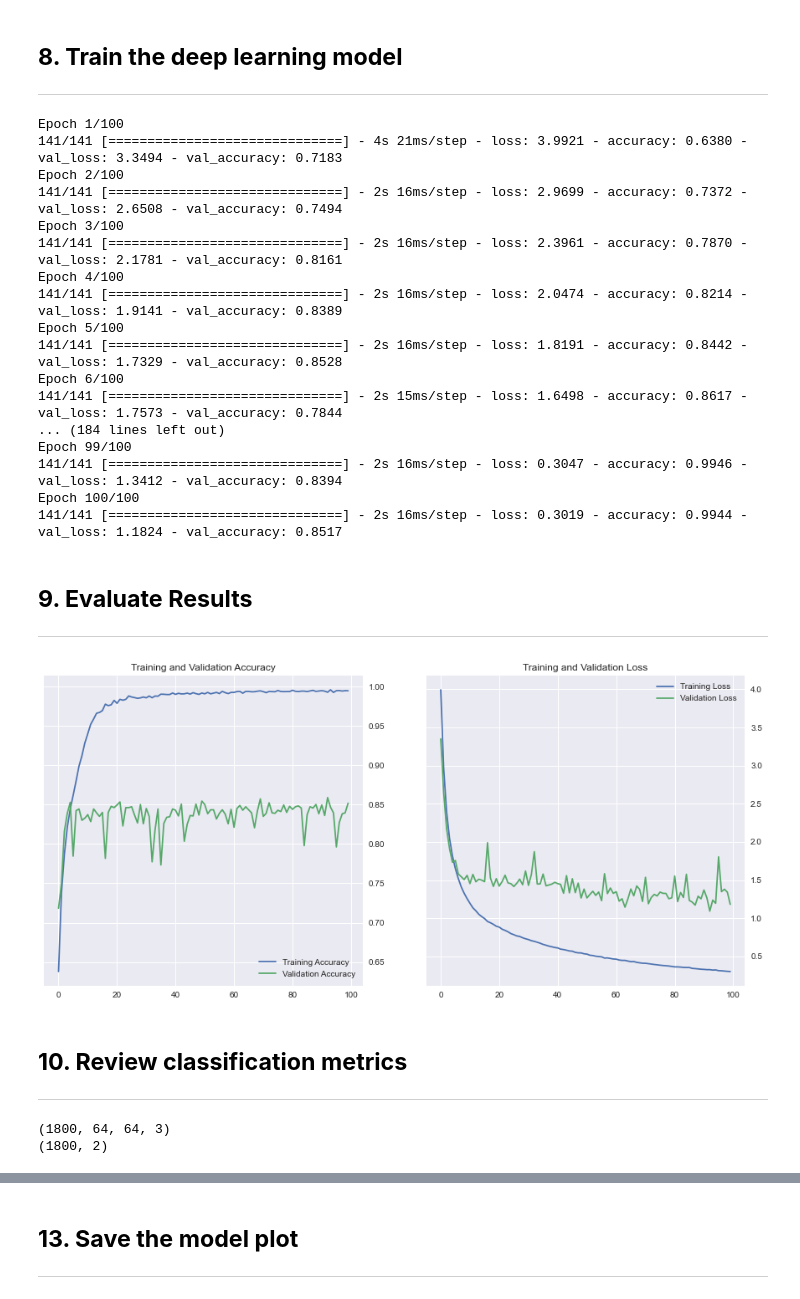
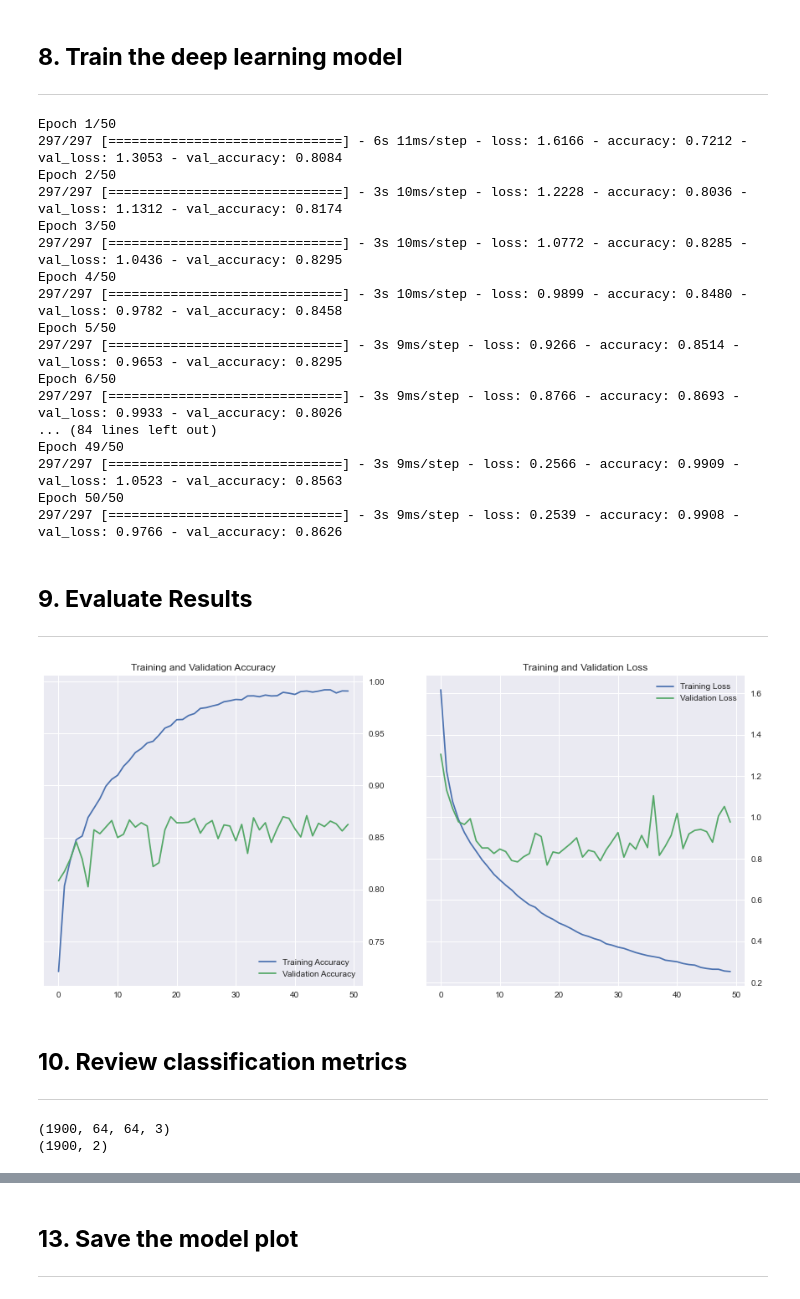
Before and after one commit to ISS-MTECH-IS-Project/PRMLS_Project, a Jupyter notebook: SystemCode/training_fish_or_not_fish.ipynb, the cells around one changed output, grey strips where cells are left out. Saved outputs shown, nothing was run; the diff lists cells and outputs as text; code cells hidden in the pictures.

```diff
--- a/SystemCode/training_fish_or_not_fish.ipynb
+++ b/SystemCode/training_fish_or_not_fish.ipynb
@@ -247,8 +250,8 @@ def get_data(data_dir):
     return np.array(data)
 
 # Fetch Train and Test Data
-train = get_data("C:\\Users\\jerem\\VirtualBox VMs\\Ubuntu\\Shared\\IRS_Project\\GitHub\\PRMLS_Project\\SystemCode\\dataset\\FishOrNotFishReduced_3_CifarMixed\\Train")
-val = get_data("C:\\Users\\jerem\\VirtualBox VMs\\Ubuntu\\Shared\\IRS_Project\\GitHub\\PRMLS_Project\\SystemCode\\dataset\\FishOrNotFishReduced_3_CifarMixed\\Test")
+train = get_data("C:\\Users\\jerem\\VirtualBox VMs\\Ubuntu\\Shared\\IRS_Project\\GitHub\\PRMLS_Project\\SystemCode\\dataset\\FishOrNotFishReduced_3_3_CifarMixed\\Train")
+val = get_data("C:\\Users\\jerem\\VirtualBox VMs\\Ubuntu\\Shared\\IRS_Project\\GitHub\\PRMLS_Project\\SystemCode\\dataset\\FishOrNotFishReduced_3_3_CifarMixed\\Test")
 # %%
 print(train.shape)
 # %% [output]
@@ -479,54 +548,61 @@ ___
 history = model.fit(x_train,                            # Training data
           y_train,                            # Training label
           validation_data = (x_val, y_val),   # Validation data and label
-          epochs = 100,                       # The amount of epochs to be trained
-          batch_size = 64,
+          epochs = 50,                       # The amount of epochs to be trained
+          batch_size = 32,
           shuffle = True,                     # To shuffle the training data
           callbacks = callbacks_list)         # Callbacks to execute the checkpoints
+
+# history = model.fit(datagen.flow(x_train, y_train, batch_size = 32),                            # Training data
+#           validation_data = (x_val, y_val),   # Validation data and label
+#           steps_per_epoch = len(x_train) // 32,
+#           epochs = 50,                       # The amount of epochs to be trained
+#           shuffle = True,                     # To shuffle the training data
+#           callbacks = callbacks_list)         # Callbacks to execute the checkpoints
 # %% [output]
-Epoch 1/100
-141/141 [==============================] - 4s 21ms/step - loss: 3.9921 - accuracy: 0.6380 - val_loss: 3.3494 - val_accuracy: 0.7183
-Epoch 2/100
-141/141 [==============================] - 2s 16ms/step - loss: 2.9699 - accuracy: 0.7372 - val_loss: 2.6508 - val_accuracy: 0.7494
-Epoch 3/100
-141/141 [==============================] - 2s 16ms/step - loss: 2.3961 - accuracy: 0.7870 - val_loss: 2.1781 - val_accuracy: 0.8161
-Epoch 4/100
-141/141 [==============================] - 2s 16ms/step - loss: 2.0474 - accuracy: 0.8214 - val_loss: 1.9141 - val_accuracy: 0.8389
-Epoch 5/100
-141/141 [==============================] - 2s 16ms/step - loss: 1.8191 - accuracy: 0.8442 - val_loss: 1.7329 - val_accuracy: 0.8528
-Epoch 6/100
-141/141 [==============================] - 2s 15ms/step - loss: 1.6498 - accuracy: 0.8617 - val_loss: 1.7573 - val_accuracy: 0.7844
-... (184 lines left out)
-Epoch 99/100
-141/141 [==============================] - 2s 16ms/step - loss: 0.3047 - accuracy: 0.9946 - val_loss: 1.3412 - val_accuracy: 0.8394
-Epoch 100/100
-141/141 [==============================] - 2s 16ms/step - loss: 0.3019 - accuracy: 0.9944 - val_loss: 1.1824 - val_accuracy: 0.8517
+Epoch 1/50
+297/297 [==============================] - 6s 11ms/step - loss: 1.6166 - accuracy: 0.7212 - val_loss: 1.3053 - val_accuracy: 0.8084
+Epoch 2/50
+297/297 [==============================] - 3s 10ms/step - loss: 1.2228 - accuracy: 0.8036 - val_loss: 1.1312 - val_accuracy: 0.8174
+Epoch 3/50
+297/297 [==============================] - 3s 10ms/step - loss: 1.0772 - accuracy: 0.8285 - val_loss: 1.0436 - val_accuracy: 0.8295
+Epoch 4/50
+297/297 [==============================] - 3s 10ms/step - loss: 0.9899 - accuracy: 0.8480 - val_loss: 0.9782 - val_accuracy: 0.8458
+Epoch 5/50
+297/297 [==============================] - 3s 9ms/step - loss: 0.9266 - accuracy: 0.8514 - val_loss: 0.9653 - val_accuracy: 0.8295
+Epoch 6/50
+297/297 [==============================] - 3s 9ms/step - loss: 0.8766 - accuracy: 0.8693 - val_loss: 0.9933 - val_accuracy: 0.8026
+... (84 lines left out)
+Epoch 49/50
+297/297 [==============================] - 3s 9ms/step - loss: 0.2566 - accuracy: 0.9909 - val_loss: 1.0523 - val_accuracy: 0.8563
+Epoch 50/50
+297/297 [==============================] - 3s 9ms/step - loss: 0.2539 - accuracy: 0.9908 - val_loss: 0.9766 - val_accuracy: 0.8626
 # %% [markdown]
 ## **9. Evaluate Results**
 ---
 # %%
 acc = history.history['accuracy']
 val_acc = history.history['val_accuracy']
 loss = history.history['loss']
 val_loss = history.history['val_loss']
 
-epochs_range = range(100)
+epochs_range = range(50)
 
 plt.figure(figsize=(15, 15))
 plt.subplot(2, 2, 1)
 plt.plot(epochs_range, acc, label = 'Training Accuracy')
 plt.plot(epochs_range, val_acc, label = 'Validation Accuracy')
 plt.legend(loc = 'lower right')
 plt.title('Training and Validation Accuracy')
 
 plt.subplot(2, 2, 2)
 plt.plot(epochs_range, loss, label = 'Training Loss')
 plt.plot(epochs_range, val_loss, label = 'Validation Loss')
 plt.legend(loc = 'upper right')
 plt.title('Training and Validation Loss')
 plt.show()
 # %% [output]
-[figure, old version]
+[figure, new version]
 # %% [markdown]
 ## **10. Review classification metrics**
 ---
@@ -534,8 +610,8 @@ plt.show()
 print(x_val.shape)
 print(y_val.shape)
 # %% [output]
-(1800, 64, 64, 3)
-(1800, 2)
+(1900, 64, 64, 3)
+(1900, 2)
 # %%
 modelGo.load_weights(filepath)
 modelGo.compile(loss = 'categorical_crossentropy',
```
Also changed, not shown: parts of 55 cells of this notebook.
